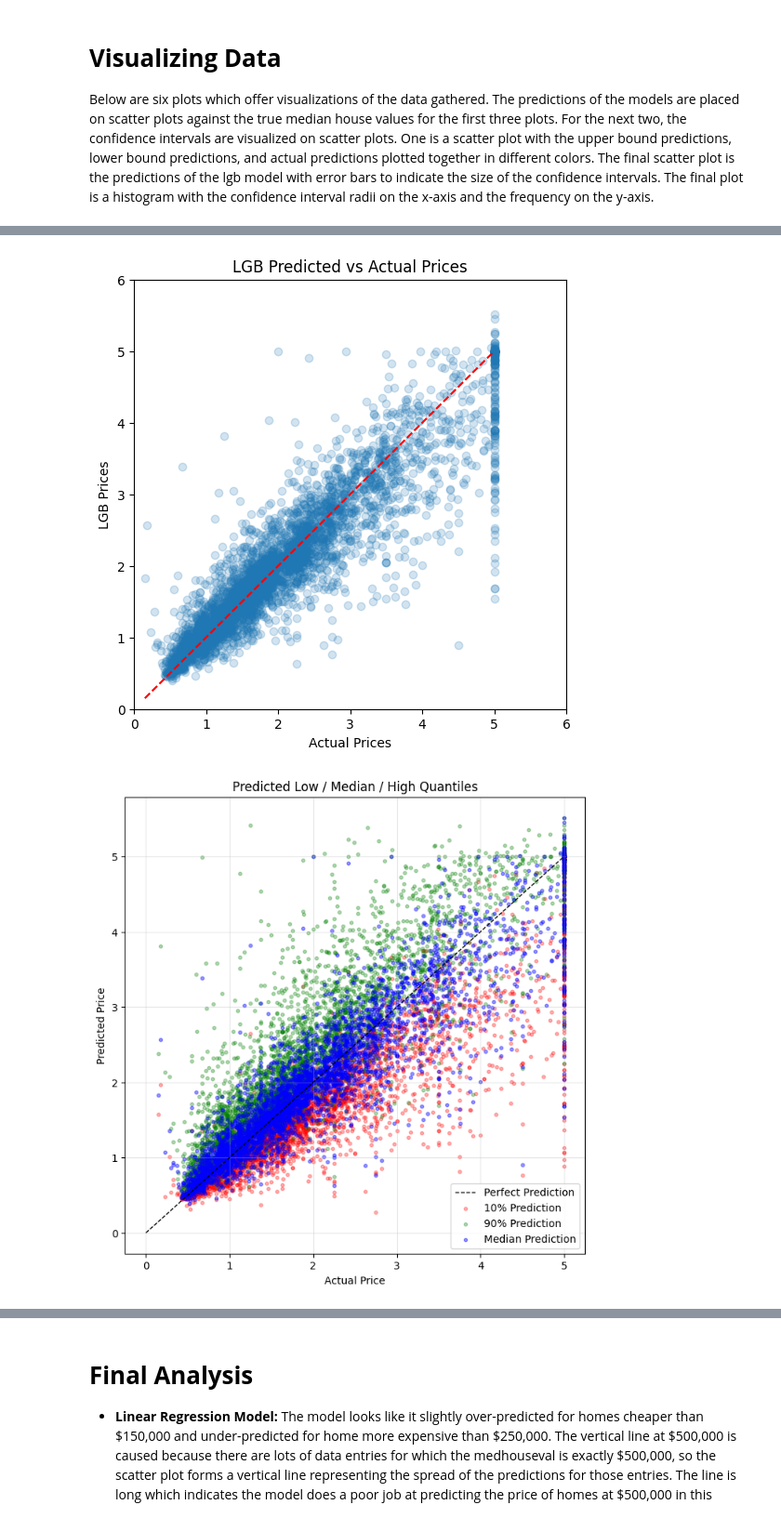
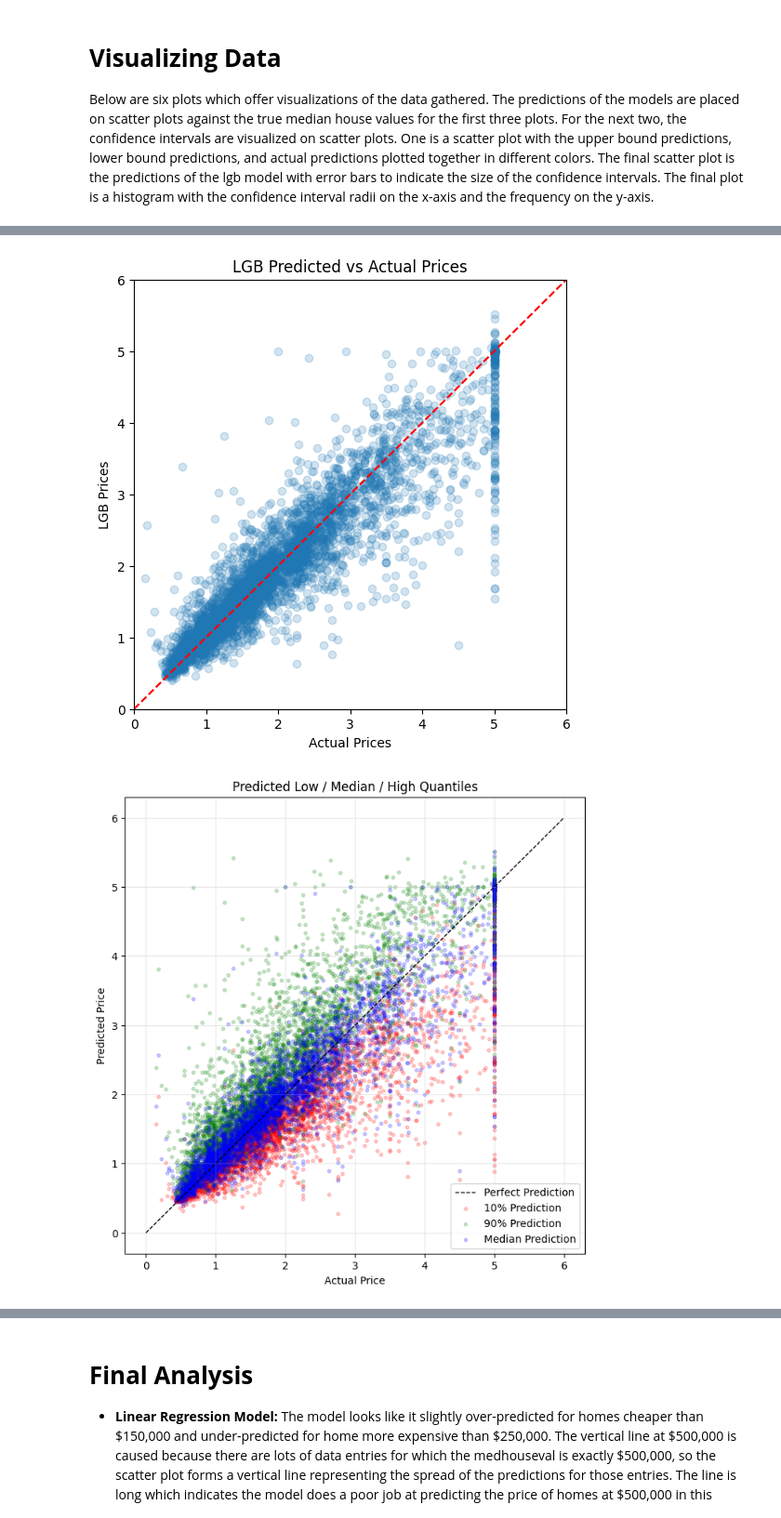
Before and after one commit to ChaseAdamson/Housing-Prices, a Jupyter notebook: Housing_Prices.ipynb, the cells around one changed output, grey strips where cells are left out. Shown at 93% size. Cells and saved outputs as stored; diff of their text form; code cells hidden in the pictures.

```diff
--- a/Housing_Prices.ipynb
+++ b/Housing_Prices.ipynb
@@ -180,6 +189,7 @@ min = 0
 max = 6
 
 ########## Plot linear regression prices ##########
+
 plt.figure(figsize=(6,6))
 plt.scatter(y_test, y_pred_linear, alpha=0.2)
 plt.xlim(min, max)
@@ -194,6 +204,7 @@ plt.plot([min, max],
 plt.show()
 
 ########## Plot random forest prices ##########
+
 plt.figure(figsize=(6,6))
 plt.scatter(y_test, y_pred_forest, alpha=0.2)
 plt.xlim(min, max)
@@ -207,6 +218,7 @@ plt.plot([min, max],
 plt.show()
 
 ########## Plot lgb prices ##########
+
 plt.figure(figsize=(6,6))
 plt.scatter(y_test, y_pred_lgb, alpha=0.2)
 plt.xlim(min, max)
@@ -220,6 +232,7 @@ plt.plot([min, max],
 plt.show()
 
 ########## plot low and high confidence interval predictions ##########
+
 actual = np.array(y_test)
 plt.figure(figsize=(8, 8))
 min_val = 0
@@ -227,9 +240,9 @@ max_val = 5
 plt.plot([min, max], [min, max], "k--", linewidth=1, label="Perfect Prediction")
 
 # Plot the low, median, and high predictions with different colors
-plt.scatter(actual, y_pred_lgb_lower,  s=10, alpha=0.3, color="red",   label="10% Prediction")
-plt.scatter(actual, y_pred_lgb_upper, s=10, alpha=0.3, color="green", label="90% Prediction")
-plt.scatter(actual, y_pred_lgb,  s=10, alpha=0.4, color="blue",  label="Median Prediction")
+plt.scatter(actual, y_pred_lgb_lower,  s=10, alpha=0.2, color="red",   label="10% Prediction")
+plt.scatter(actual, y_pred_lgb_upper, s=10, alpha=0.2, color="green", label="90% Prediction")
+plt.scatter(actual, y_pred_lgb,  s=10, alpha=0.2, color="blue",  label="Median Prediction")
 
 plt.xlabel("Actual Price")
 plt.ylabel("Predicted Price")
@@ -239,6 +252,7 @@ plt.grid(alpha=0.3)
 plt.show()
 
 ########## Create confidence interval scatter plot ##########
+
 # Sort by actual values so intervals display cleanly
 order = np.argsort(y_test)
 actual_sorted = np.array(y_test)[order]
@@ -295,2 +309,2 @@ plt.show()
-[figure, old version]
+[figure, new version]
-[figure, old version]
+[figure, new version]
```
Also changed, not shown: parts of 4 cells of this notebook.
